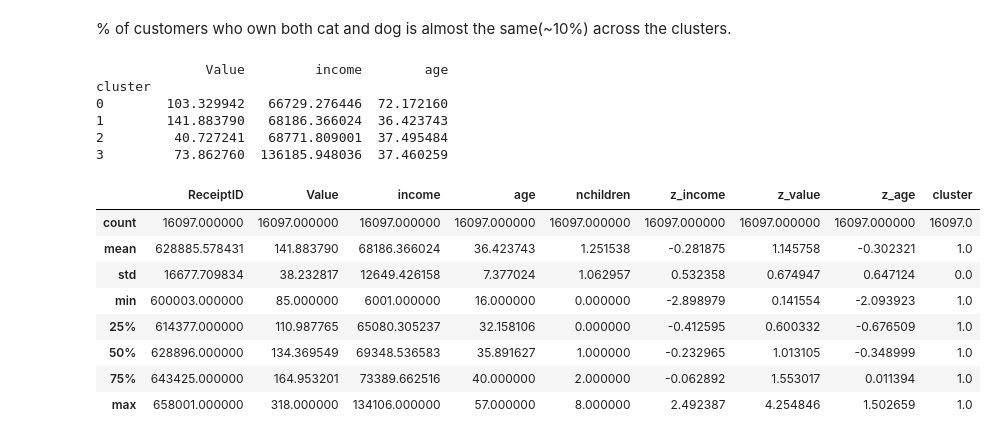
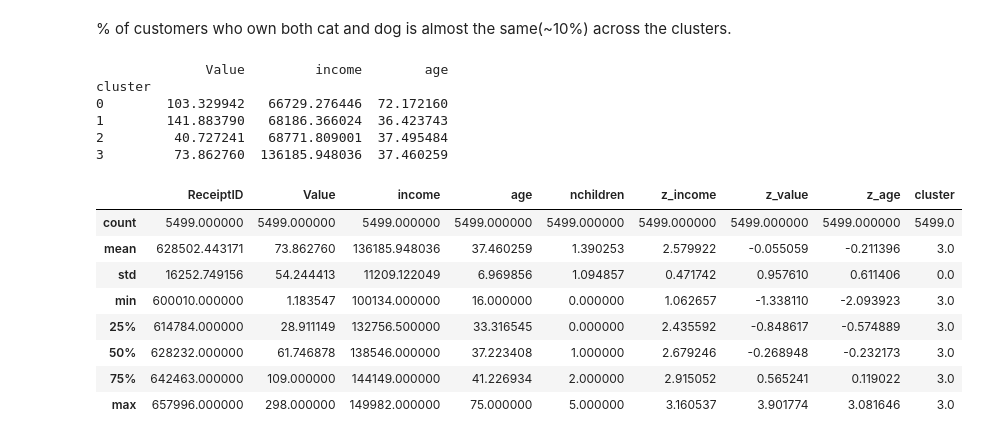
Before and after one commit to NandishRPatel/DATA-SCIENCE-PROJECTS, a Jupyter notebook: SIMULATED COLES DATA/Project_Notebook.ipynb, the cells around one changed output. Drawn from its saved outputs; the diff is of its cells as text; code cells hidden in the pictures.

Commit message:
Cluster Analysis DONE

```diff
--- a/SIMULATED COLES DATA/Project_Notebook.ipynb
+++ b/SIMULATED COLES DATA/Project_Notebook.ipynb
@@ -1747,23 +1747,23 @@ custom_functions.create_cluster_venn_diagrams(dog_owners, cat_owners, both_owner
 % of customers who own both cat and dog is almost the same(~10%) across the clusters.
 # %%
 print(cluster_mean)
-cluster2.describe()
+cluster4.describe()
 # %% [output]
               Value         income        age
 cluster
 0        103.329942   66729.276446  72.172160
 1        141.883790   68186.366024  36.423743
 2         40.727241   68771.809001  37.495484
 3         73.862760  136185.948036  37.460259
 |  | ReceiptID | Value | income | age | nchildren | z_income | z_value | z_age | cluster |
-| count | 16097.000000 | 16097.000000 | 16097.000000 | 16097.000000 | 16097.000000 | 16097.000000 | 16097.000000 | 16097.000000 | 16097.0 |
-| mean | 628885.578431 | 141.883790 | 68186.366024 | 36.423743 | 1.251538 | -0.281875 | 1.145758 | -0.302321 | 1.0 |
-| std | 16677.709834 | 38.232817 | 12649.426158 | 7.377024 | 1.062957 | 0.532358 | 0.674947 | 0.647124 | 0.0 |
-| min | 600003.000000 | 85.000000 | 6001.000000 | 16.000000 | 0.000000 | -2.898979 | 0.141554 | -2.093923 | 1.0 |
-| 25% | 614377.000000 | 110.987765 | 65080.305237 | 32.158106 | 0.000000 | -0.412595 | 0.600332 | -0.676509 | 1.0 |
-| 50% | 628896.000000 | 134.369549 | 69348.536583 | 35.891627 | 1.000000 | -0.232965 | 1.013105 | -0.348999 | 1.0 |
-| 75% | 643425.000000 | 164.953201 | 73389.662516 | 40.000000 | 2.000000 | -0.062892 | 1.553017 | 0.011394 | 1.0 |
-| max | 658001.000000 | 318.000000 | 134106.000000 | 57.000000 | 8.000000 | 2.492387 | 4.254846 | 1.502659 | 1.0 |
+| count | 5499.000000 | 5499.000000 | 5499.000000 | 5499.000000 | 5499.000000 | 5499.000000 | 5499.000000 | 5499.000000 | 5499.0 |
+| mean | 628502.443171 | 73.862760 | 136185.948036 | 37.460259 | 1.390253 | 2.579922 | -0.055059 | -0.211396 | 3.0 |
+| std | 16252.749156 | 54.244413 | 11209.122049 | 6.969856 | 1.094857 | 0.471742 | 0.957610 | 0.611406 | 0.0 |
+| min | 600010.000000 | 1.183547 | 100134.000000 | 16.000000 | 0.000000 | 1.062657 | -1.338110 | -2.093923 | 3.0 |
+| 25% | 614784.000000 | 28.911149 | 132756.500000 | 33.316545 | 0.000000 | 2.435592 | -0.848617 | -0.574889 | 3.0 |
+| 50% | 628232.000000 | 61.746878 | 138546.000000 | 37.223408 | 1.000000 | 2.679246 | -0.268948 | -0.232173 | 3.0 |
+| 75% | 642463.000000 | 109.000000 | 144149.000000 | 41.226934 | 2.000000 | 2.915052 | 0.565241 | 0.119022 | 3.0 |
+| max | 657996.000000 | 298.000000 | 149982.000000 | 75.000000 | 5.000000 | 3.160537 | 3.901774 | 3.081646 | 3.0 |
 # %% [markdown]
 ### Cluster Explanation
 
```
Also changed, not shown: parts of 1 cell of this notebook.
